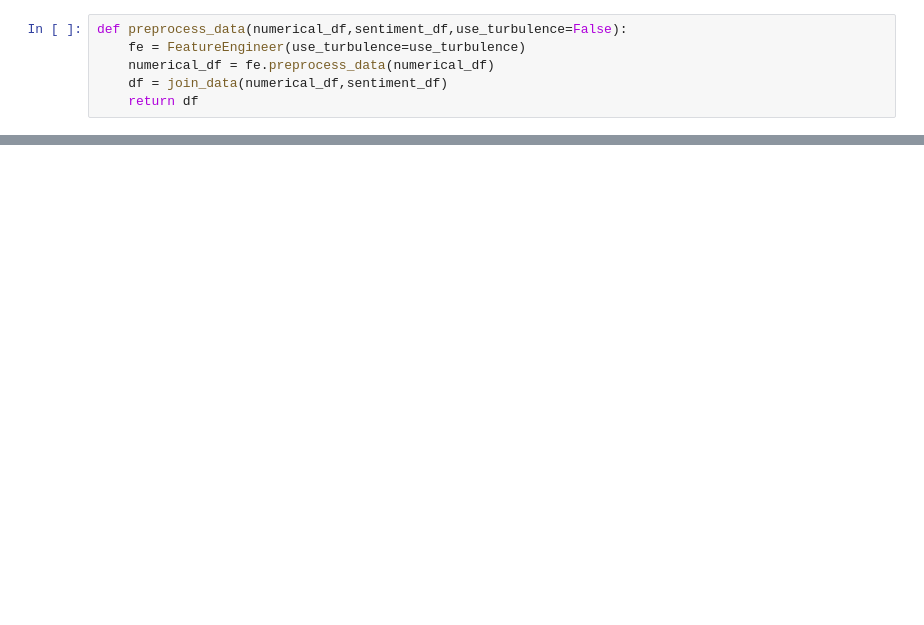
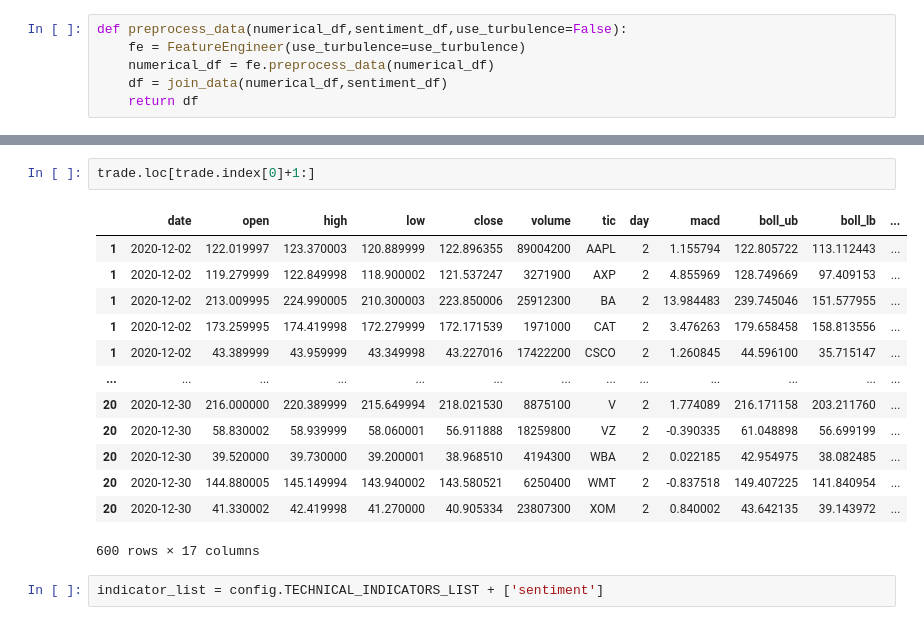
Before and after one commit to AI4Finance-Foundation/FinRL-Trading, a Jupyter notebook: notebooks/run_pipeline.ipynb, the cells around one changed output, grey strips where cells are left out. Drawn from its saved outputs; the diff is of its cells as text; blank space fills up the shorter version.

```diff
--- a/notebooks/run_pipeline.ipynb
+++ b/notebooks/run_pipeline.ipynb
@@ -116,0 +240,18 @@ NameError: name 'training' is not defined
+# %%
+trade.loc[trade.index[0]+1:]
+# %% [output]
+|  | date | open | high | low | close | volume | tic | day | macd | boll_ub | boll_lb | ... |
+| 1 | 2020-12-02 | 122.019997 | 123.370003 | 120.889999 | 122.896355 | 89004200 | AAPL | 2 | 1.155794 | 122.805722 | 113.112443 | ... |
+| 1 | 2020-12-02 | 119.279999 | 122.849998 | 118.900002 | 121.537247 | 3271900 | AXP | 2 | 4.855969 | 128.749669 | 97.409153 | ... |
+| 1 | 2020-12-02 | 213.009995 | 224.990005 | 210.300003 | 223.850006 | 25912300 | BA | 2 | 13.984483 | 239.745046 | 151.577955 | ... |
+| 1 | 2020-12-02 | 173.259995 | 174.419998 | 172.279999 | 172.171539 | 1971000 | CAT | 2 | 3.476263 | 179.658458 | 158.813556 | ... |
+| 1 | 2020-12-02 | 43.389999 | 43.959999 | 43.349998 | 43.227016 | 17422200 | CSCO | 2 | 1.260845 | 44.596100 | 35.715147 | ... |
+| ... | ... | ... | ... | ... | ... | ... | ... | ... | ... | ... | ... | ... |
+| 20 | 2020-12-30 | 216.000000 | 220.389999 | 215.649994 | 218.021530 | 8875100 | V | 2 | 1.774089 | 216.171158 | 203.211760 | ... |
+| 20 | 2020-12-30 | 58.830002 | 58.939999 | 58.060001 | 56.911888 | 18259800 | VZ | 2 | -0.390335 | 61.048898 | 56.699199 | ... |
+| 20 | 2020-12-30 | 39.520000 | 39.730000 | 39.200001 | 38.968510 | 4194300 | WBA | 2 | 0.022185 | 42.954975 | 38.082485 | ... |
+| 20 | 2020-12-30 | 144.880005 | 145.149994 | 143.940002 | 143.580521 | 6250400 | WMT | 2 | -0.837518 | 149.407225 | 141.840954 | ... |
+| 20 | 2020-12-30 | 41.330002 | 42.419998 | 41.270000 | 40.905334 | 23807300 | XOM | 2 | 0.840002 | 43.642135 | 39.143972 | ... |
+600 rows × 17 columns
+# %%
+indicator_list = config.TECHNICAL_INDICATORS_LIST + ['sentiment']
```
Also changed, not shown: parts of 27 cells of this notebook, 4 other files.
